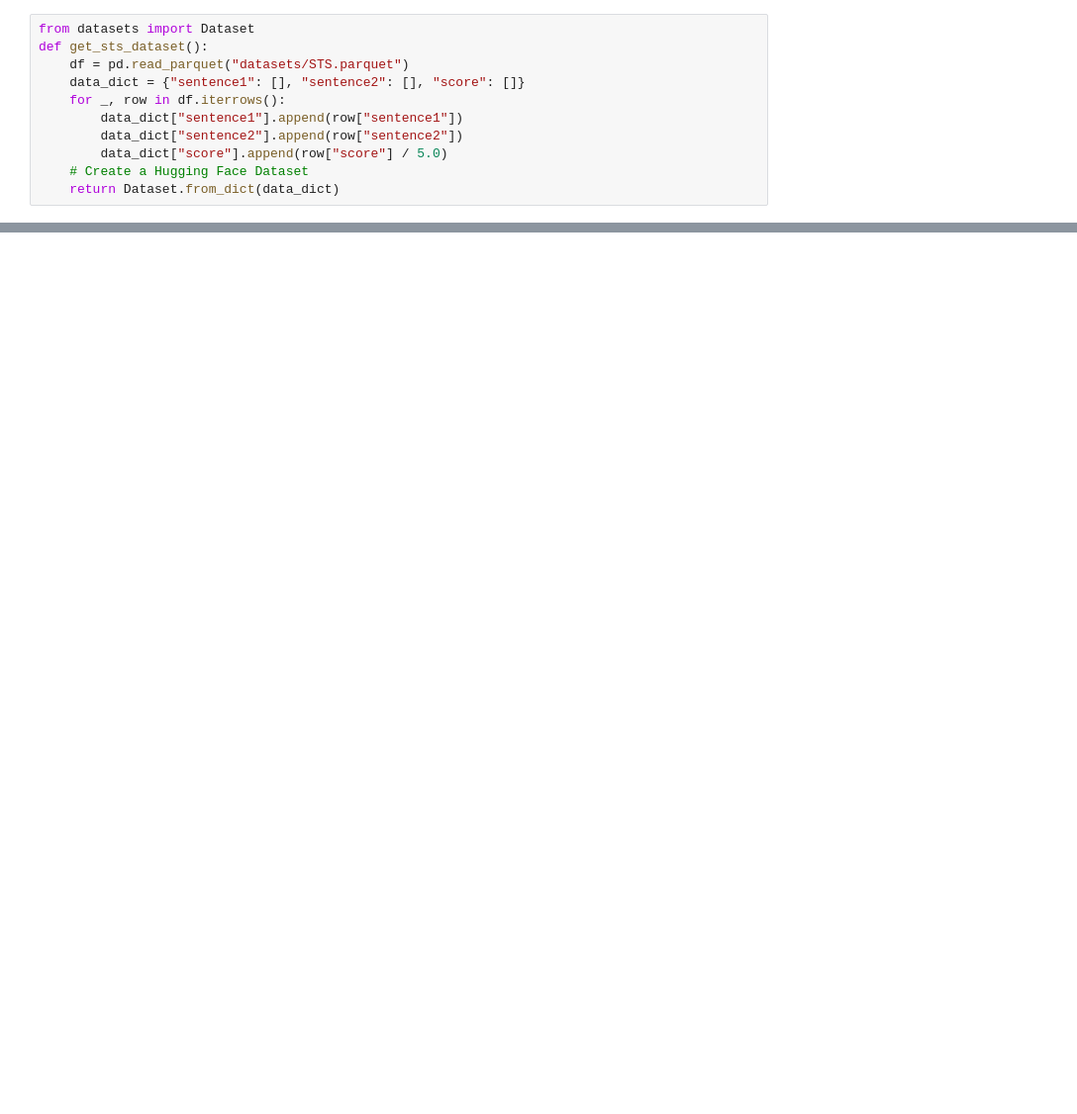
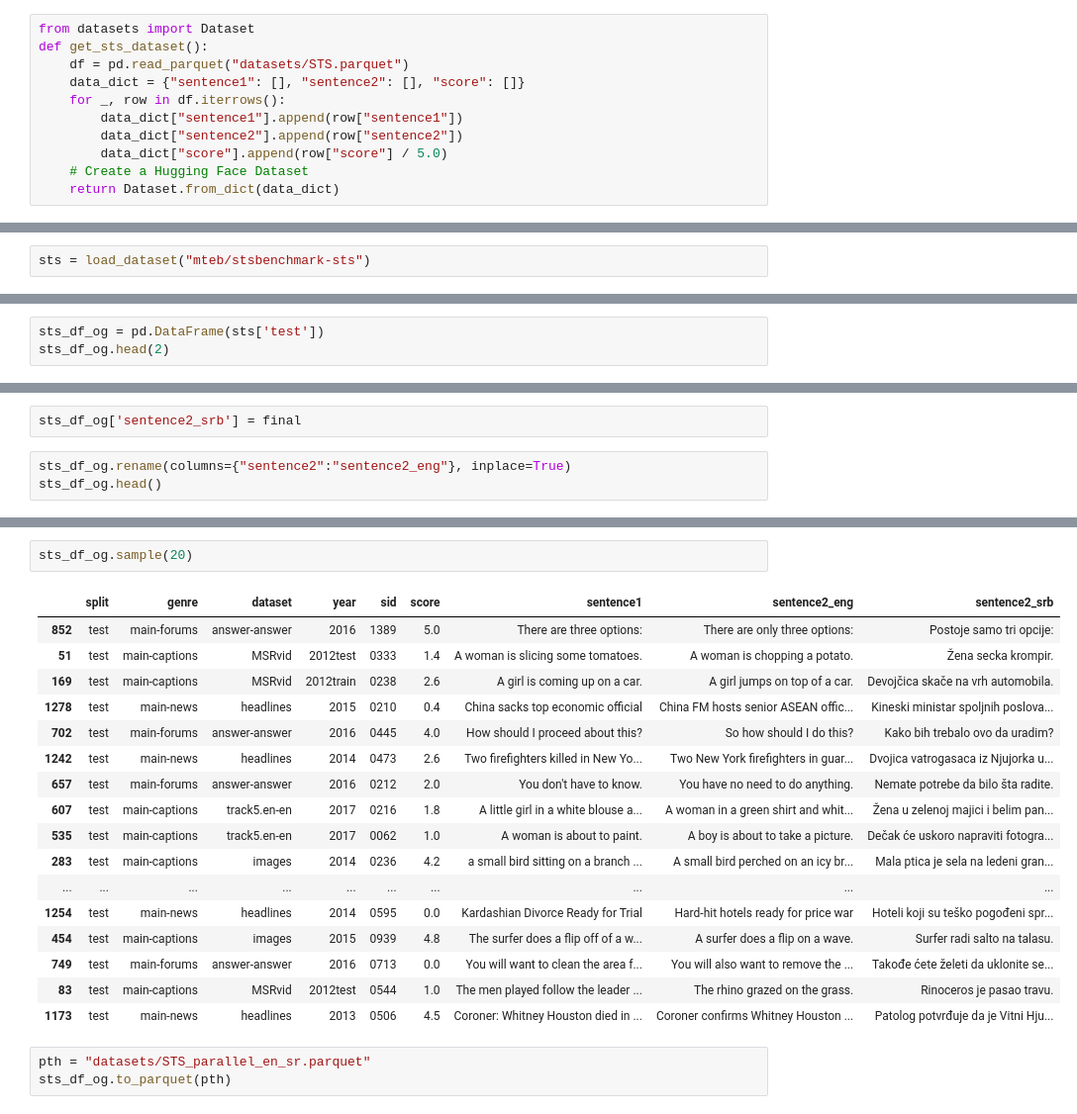
Before and after one commit to smartcat-labs/SRBedding, a Jupyter notebook: translation_sts/test.ipynb, the cells around one changed output, grey strips where cells are left out. Shown at 99% size. Cells and saved outputs as stored; diff of their text form; blank space fills up the shorter version.

```diff
--- a/translation_sts/test.ipynb
+++ b/translation_sts/test.ipynb
@@ -66,3 +109,5 @@ sts = get_sts_dataset()
+# %%
+sts = load_dataset("mteb/stsbenchmark-sts")
 # %%
 sts
 # %% [output]
@@ -158,0 +128,3 @@ Dataset({
+# %%
+sts_df_og = pd.DataFrame(sts['test'])
+sts_df_og.head(2)
@@ -158,0 +140,5 @@ Dataset({
+# %%
+sts_df_og['sentence2_srb'] = final
+# %%
+sts_df_og.rename(columns={"sentence2":"sentence2_eng"}, inplace=True)
+sts_df_og.head()
@@ -158,0 +152,23 @@ Dataset({
+# %%
+sts_df_og.sample(20)
+# %% [output]
+|  | split | genre | dataset | year | sid | score | sentence1 | sentence2_eng | sentence2_srb |
+| 852 | test | main-forums | answer-answer | 2016 | 1389 | 5.0 | There are three options: | There are only three options: | Postoje samo tri opcije: |
+| 51 | test | main-captions | MSRvid | 2012test | 0333 | 1.4 | A woman is slicing some tomatoes. | A woman is chopping a potato. | Žena secka krompir. |
+| 169 | test | main-captions | MSRvid | 2012train | 0238 | 2.6 | A girl is coming up on a car. | A girl jumps on top of a car. | Devojčica skače na vrh automobila. |
+| 1278 | test | main-news | headlines | 2015 | 0210 | 0.4 | China sacks top economic official | China FM hosts senior ASEAN offic... | Kineski ministar spoljnih poslova... |
+| 702 | test | main-forums | answer-answer | 2016 | 0445 | 4.0 | How should I proceed about this? | So how should I do this? | Kako bih trebalo ovo da uradim? |
+| 1242 | test | main-news | headlines | 2014 | 0473 | 2.6 | Two firefighters killed in New Yo... | Two New York firefighters in guar... | Dvojica vatrogasaca iz Njujorka u... |
+| 657 | test | main-forums | answer-answer | 2016 | 0212 | 2.0 | You don't have to know. | You have no need to do anything. | Nemate potrebe da bilo šta radite. |
+| 607 | test | main-captions | track5.en-en | 2017 | 0216 | 1.8 | A little girl in a white blouse a... | A woman in a green shirt and whit... | Žena u zelenoj majici i belim pan... |
+| 535 | test | main-captions | track5.en-en | 2017 | 0062 | 1.0 | A woman is about to paint. | A boy is about to take a picture. | Dečak će uskoro napraviti fotogra... |
+| 283 | test | main-captions | images | 2014 | 0236 | 4.2 | a small bird sitting on a branch ... | A small bird perched on an icy br... | Mala ptica je sela na ledeni gran... |
+| ... | ... | ... | ... | ... | ... | ... | ... | ... | ... |
+| 1254 | test | main-news | headlines | 2014 | 0595 | 0.0 | Kardashian Divorce Ready for Trial | Hard-hit hotels ready for price war | Hoteli koji su teško pogođeni spr... |
+| 454 | test | main-captions | images | 2015 | 0939 | 4.8 | The surfer does a flip off of a w... | A surfer does a flip on a wave. | Surfer radi salto na talasu. |
+| 749 | test | main-forums | answer-answer | 2016 | 0713 | 0.0 | You will want to clean the area f... | You will also want to remove the ... | Takođe ćete želeti da uklonite se... |
+| 83 | test | main-captions | MSRvid | 2012test | 0544 | 1.0 | The men played follow the leader ... | The rhino grazed on the grass. | Rinoceros je pasao travu. |
+| 1173 | test | main-news | headlines | 2013 | 0506 | 4.5 | Coroner: Whitney Houston died in ... | Coroner confirms Whitney Houston ... | Patolog potvrđuje da je Vitni Hju... |
+# %%
+pth = "datasets/STS_parallel_en_sr.parquet"
+sts_df_og.to_parquet(pth)
```
Also changed, not shown: parts of 22 cells of this notebook, 4 other files.
